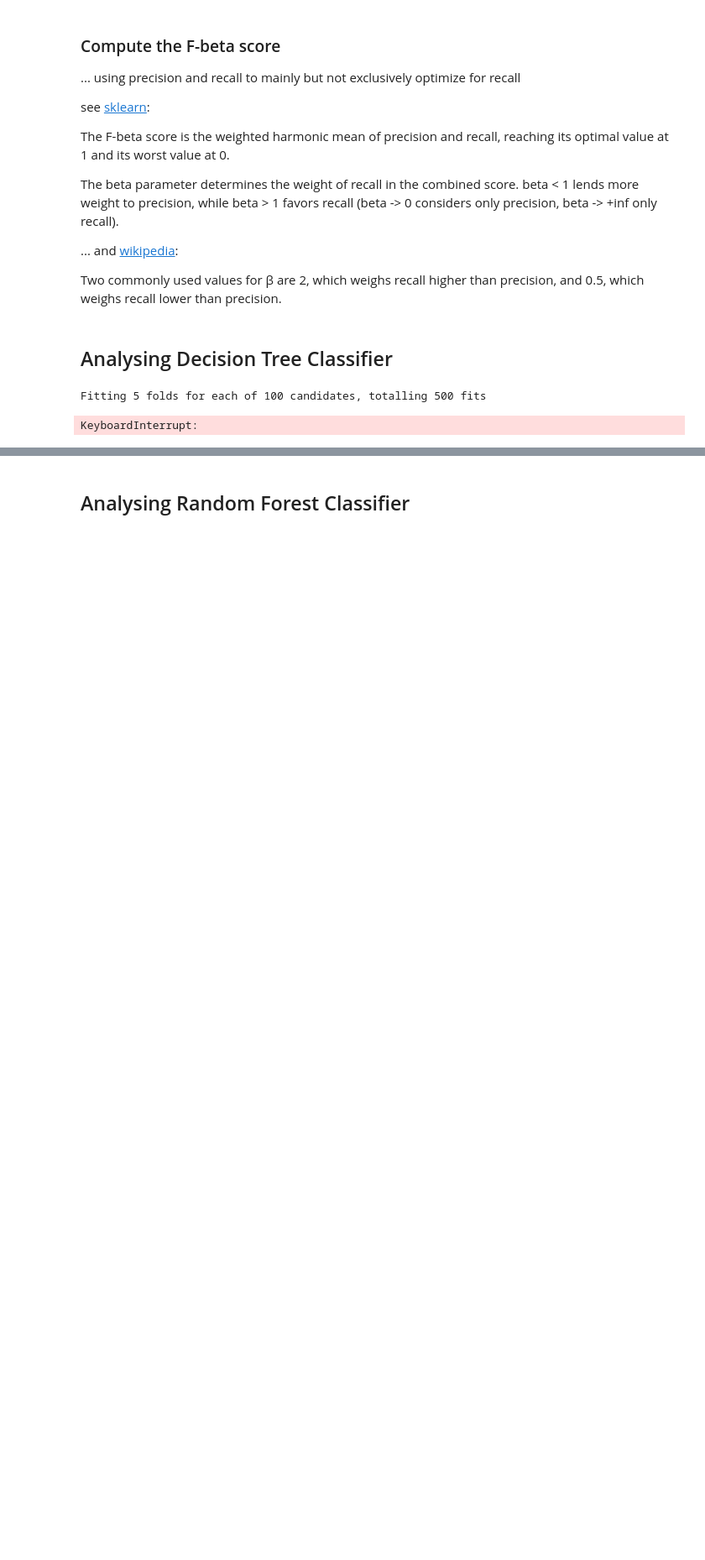
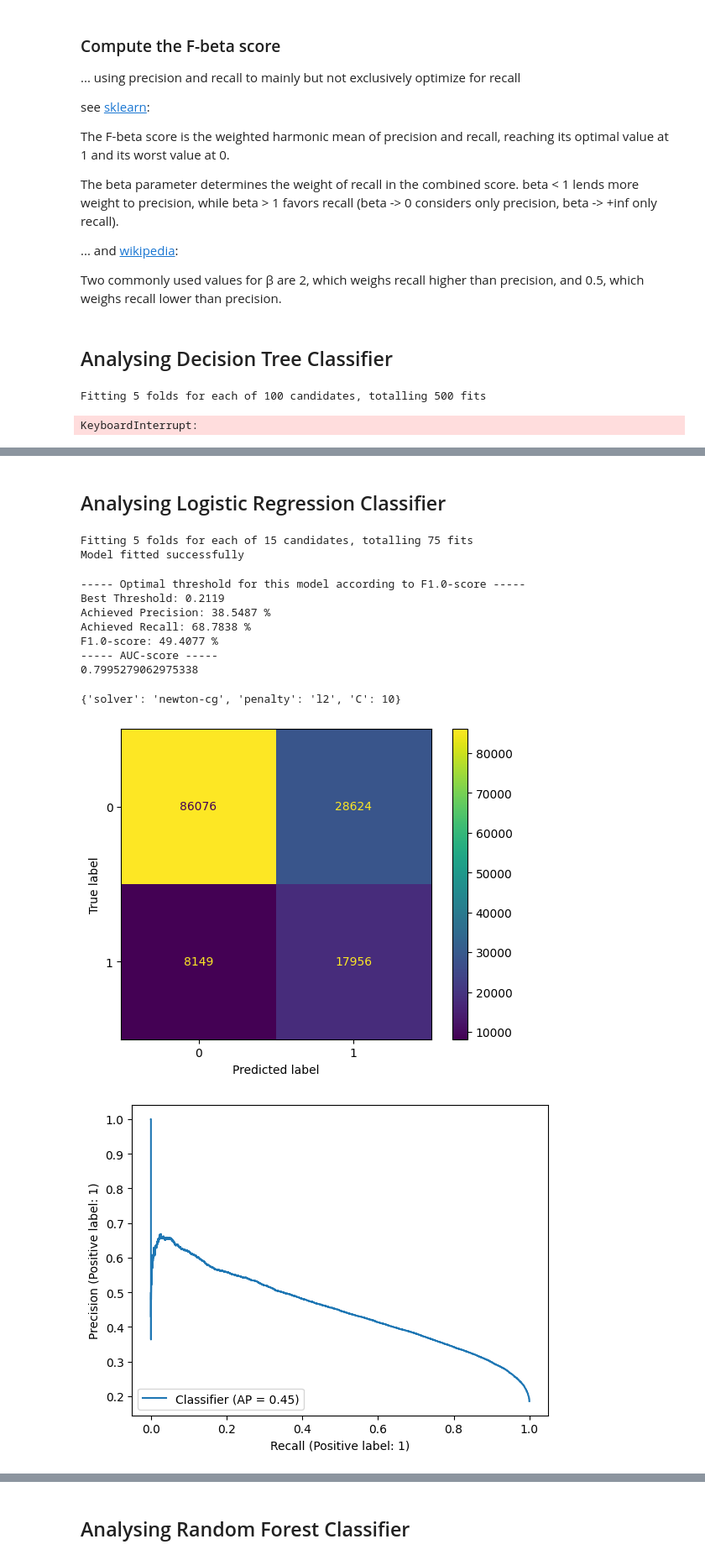
Before and after one commit to n-hundenborn/diabetes-forecasting, a Jupyter notebook: dev_model_training.ipynb, the cells around one changed output, grey strips where cells are left out. Shown at 84% size. Drawn from its saved outputs; the diff is of its cells as text; code cells hidden in the pictures; blank space fills up the shorter version.

Commit message:
LogReg Hyperparameter Tuning

```diff
--- a/dev_model_training.ipynb
+++ b/dev_model_training.ipynb
@@ -444,0 +432,29 @@ AttributeError: 'RandomForestClassifier' object has no attribute 'best_estimator
+# %% [markdown]
+## Analysing Logistic Regression Classifier
+# %%
+# find the best parameters from defined parameterspace for classifier
+# source for values: https://medium.com/@data.science.enthusiast/logistic-regression-tune-hyperparameters-python-code-fintech-does-it-bring-any-value-619e172565e6
+param_distribution = {
+    "solver": ['newton-cg', 'lbfgs'],# 'sag', 'liblinear'],
+    "penalty": ['none', 'l2'], #'l1', 'elasticnet'],
+    "C": [0.01,0.1,1,10,100]
+}
+
+X_test, y_test, best_parameters = get_best_parameters_for_model(df_prepared, feature_list, target_name, LogisticRegression, param_distribution, n_iter=15)
+# %% [output]
+Fitting 5 folds for each of 15 candidates, totalling 75 fits
+Model fitted successfully
+# %%
+model = evaluate_model(df_prepared, feature_list, target_name, LogisticRegression, best_parameters)
+best_parameters
+# %% [output]
+----- Optimal threshold for this model according to F1.0-score -----
+Best Threshold: 0.2119
+Achieved Precision: 38.5487 %
+Achieved Recall: 68.7838 %
+F1.0-score: 49.4077 %
+----- AUC-score -----
+0.7995279062975338
+{'solver': 'newton-cg', 'penalty': 'l2', 'C': 10}
+[figure, added]
+[figure, added]
```
Also changed, not shown: parts of 12 cells of this notebook, 1 other file.
